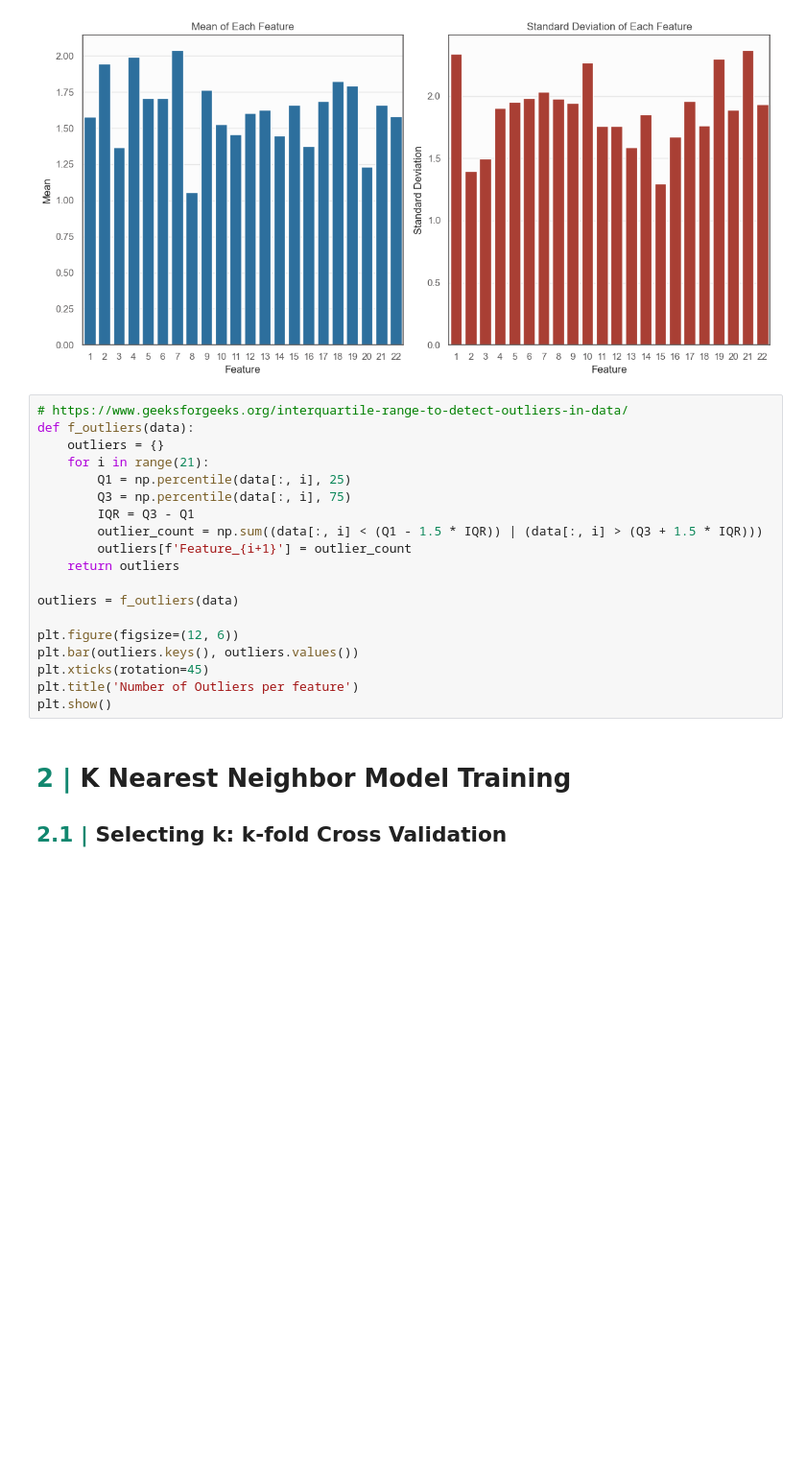
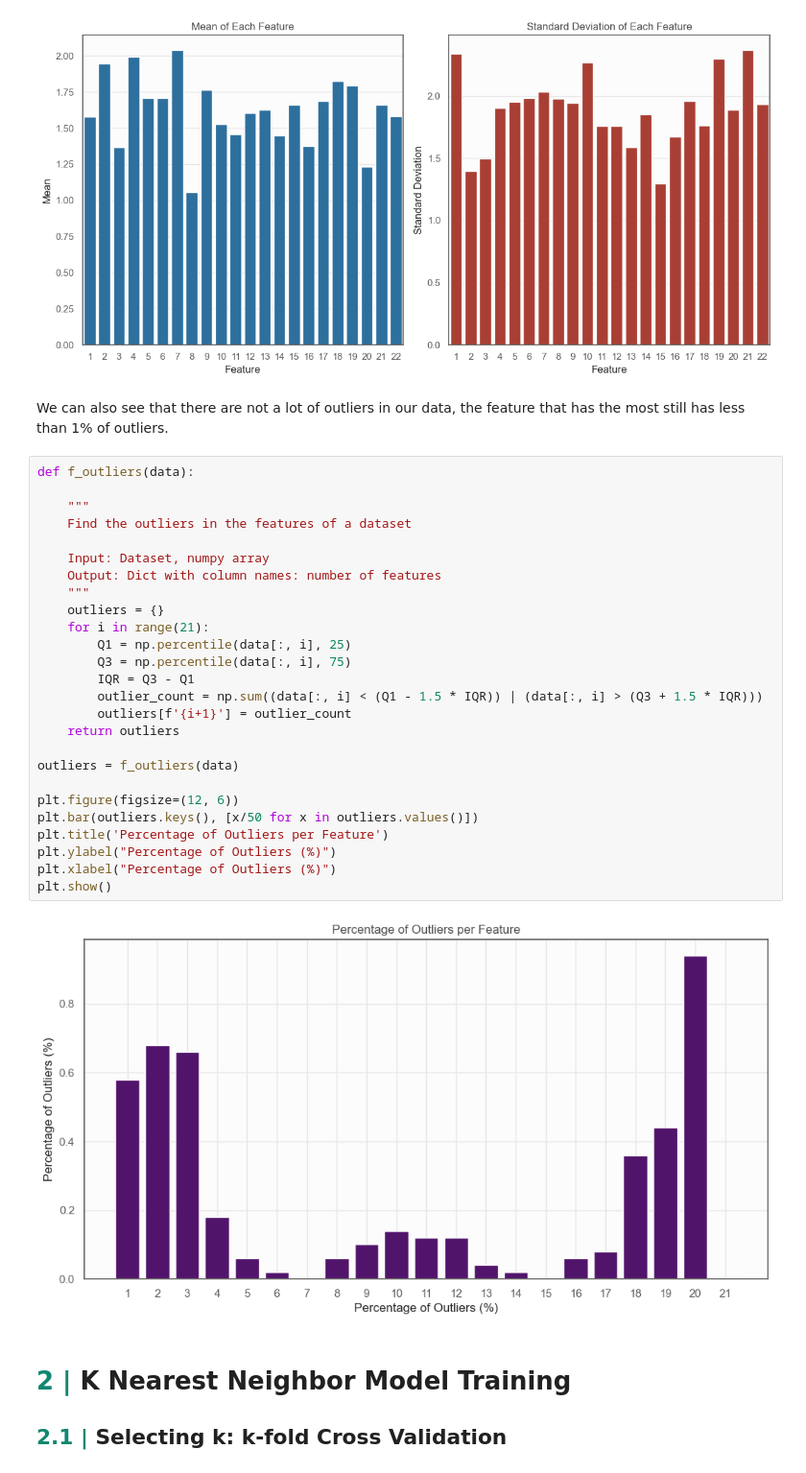
Before and after one commit to ChelsyMena/knn-implementation, a Jupyter notebook: main.ipynb, the cells around one changed output. Shown at 96% size. Saved outputs shown, nothing was run; the diff lists cells and outputs as text; blank space fills up the shorter version.

Commit message:
with the outliers

```diff
--- a/main.ipynb
+++ b/main.ipynb
@@ -130,25 +130,36 @@ plt.tight_layout()
 plt.show()
 # %% [output]
 [figure]
+# %% [markdown]
+We can also see that there are not a lot of outliers in our data, the feature that has the most still has less than 1% of outliers.
 # %%
-# https://www.geeksforgeeks.org/interquartile-range-to-detect-outliers-in-data/
 def f_outliers(data):
+
+    """
+    Find the outliers in the features of a dataset
+
+    Input: Dataset, numpy array
+    Output: Dict with column names: number of features
+    """
     outliers = {}
     for i in range(21):
         Q1 = np.percentile(data[:, i], 25)
         Q3 = np.percentile(data[:, i], 75)
         IQR = Q3 - Q1
         outlier_count = np.sum((data[:, i] < (Q1 - 1.5 * IQR)) | (data[:, i] > (Q3 + 1.5 * IQR)))
-        outliers[f'Feature_{i+1}'] = outlier_count
+        outliers[f'{i+1}'] = outlier_count
     return outliers
 
 outliers = f_outliers(data)
 
 plt.figure(figsize=(12, 6))
-plt.bar(outliers.keys(), outliers.values())
-plt.xticks(rotation=45)
-plt.title('Number of Outliers per feature')
+plt.bar(outliers.keys(), [x/50 for x in outliers.values()])
+plt.title('Percentage of Outliers per Feature')
+plt.ylabel("Percentage of Outliers (%)")
+plt.xlabel("Percentage of Outliers (%)")
 plt.show()
+# %% [output]
+[figure, added]
 # %% [markdown]
 <h1 style="font-family: Tahoma, sans-serif;">
   <span style="color: #11876f;">2 | </span>K Nearest Neighbor Model Training
```
Also changed, not shown: parts of 1 cell of this notebook.
